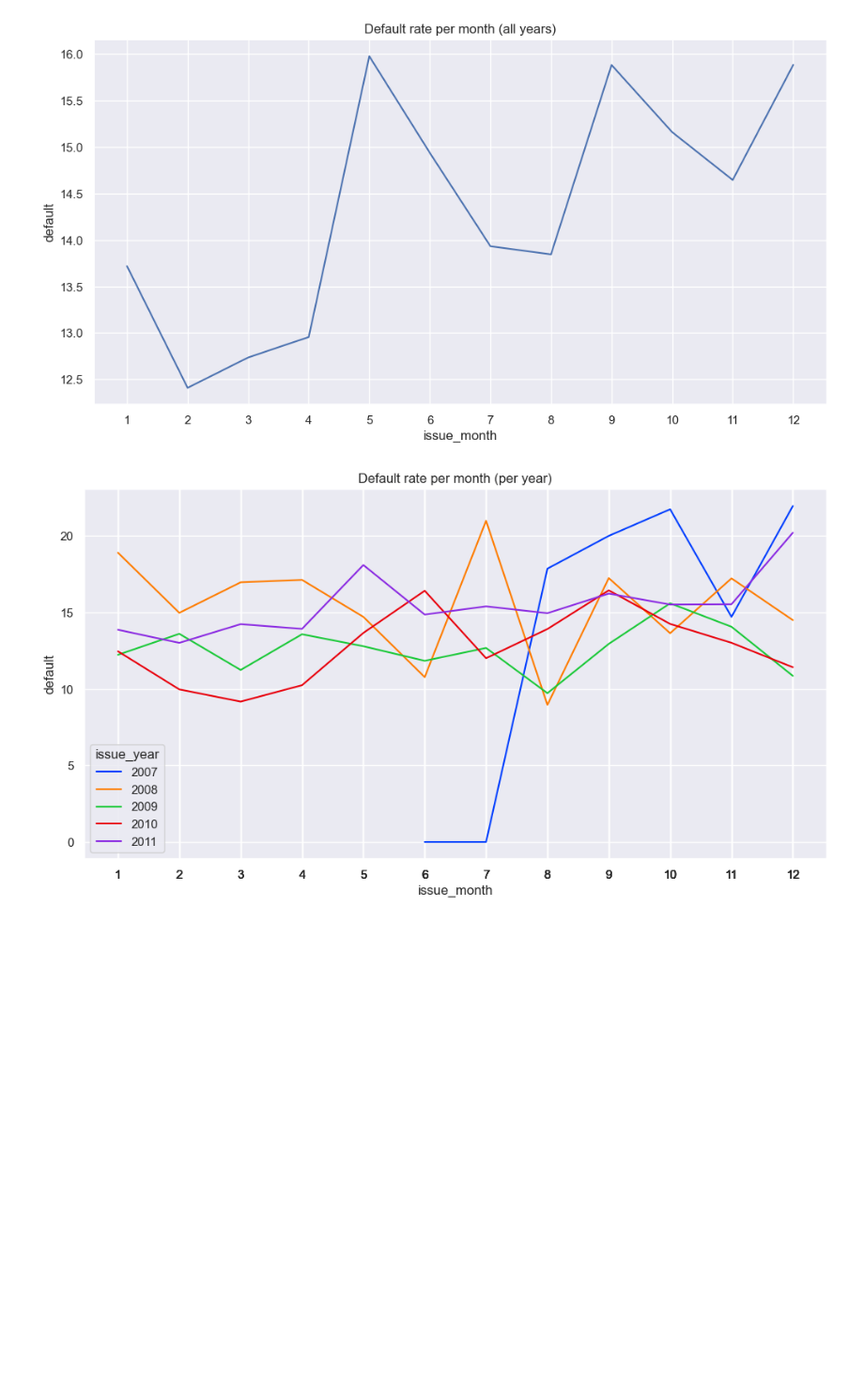
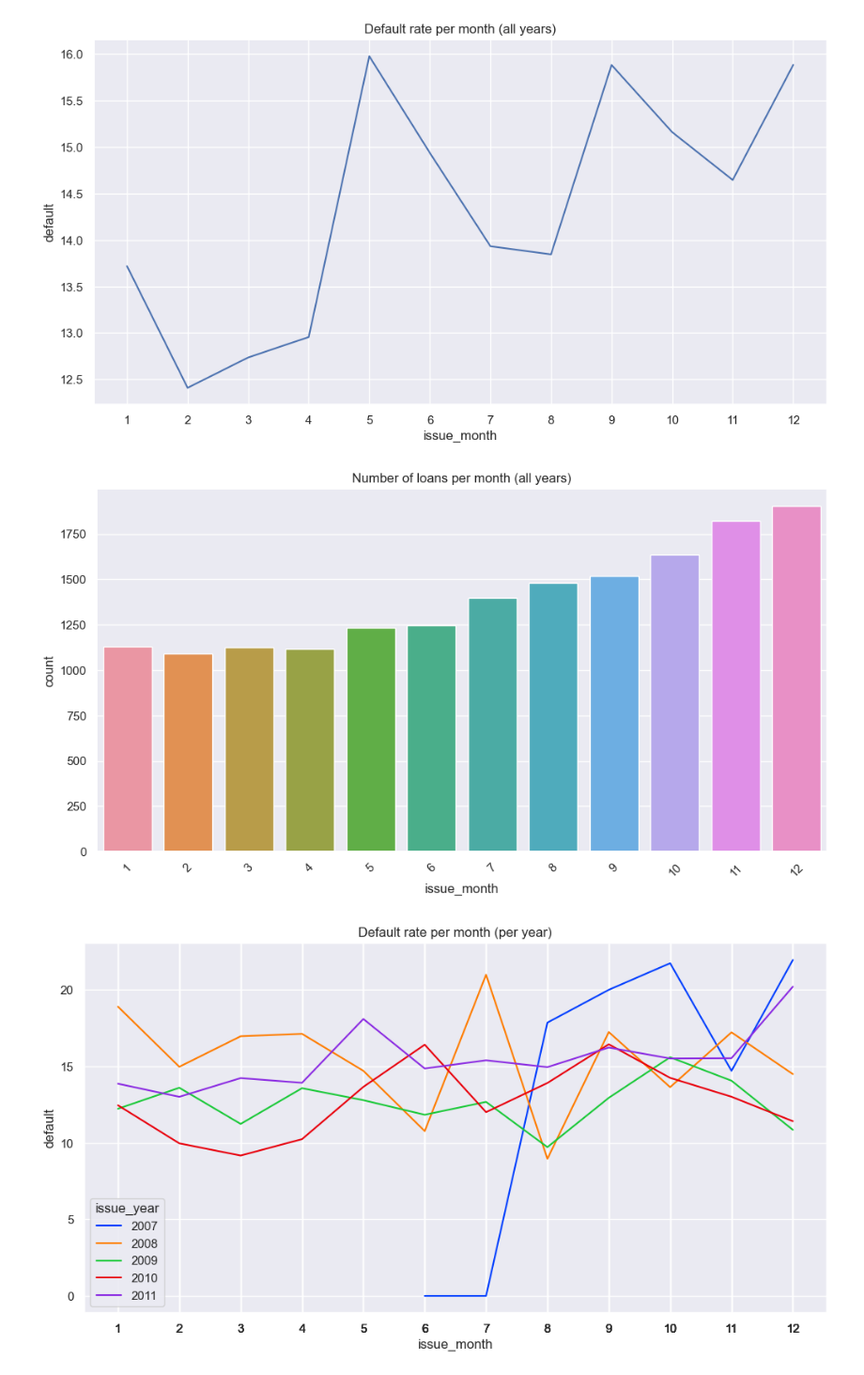
Before and after one commit to ChaitanyaVootla/LoanCaseStudy, a Jupyter notebook: Loan.ipynb, the cells around one changed output. Shown at 94% size. Saved outputs shown, nothing was run; the diff lists cells and outputs as text; code cells hidden in the pictures; blank space fills up the shorter version.

```diff
--- a/Loan.ipynb
+++ b/Loan.ipynb
@@ -261,6 +261,15 @@ plt.title('Default rate per month (all years)')
 plt.show()
 # %% [output]
 [figure]
+# %%
+# plot number of loans per month
+plt.figure(figsize=(12, 6))
+sns.countplot(x='issue_month', data=loans[loans['purpose'] == 'debt_consolidation'])
+plt.xticks(rotation=45)
+plt.title('Number of loans per month (all years)')
+plt.show()
+# %% [output]
+[figure, added]
 # %%
 # draw line chart of defaulted loans percentage per month per year
 plt.figure(figsize=(12, 6))
```
Also changed, not shown: parts of 20 cells of this notebook, 2 other files.
